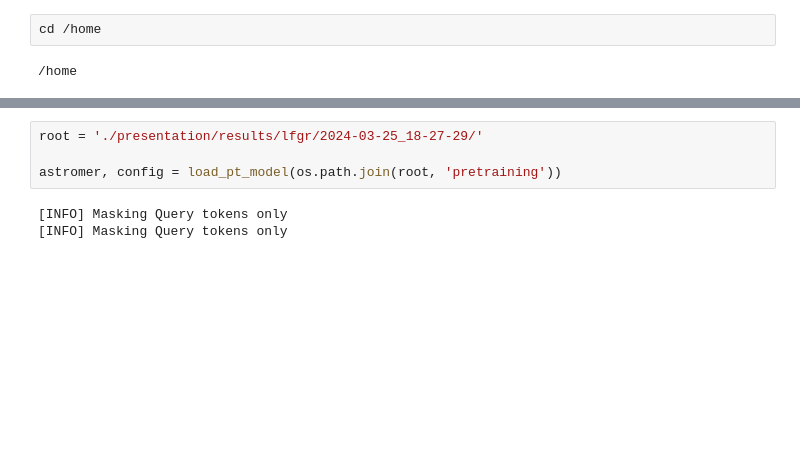
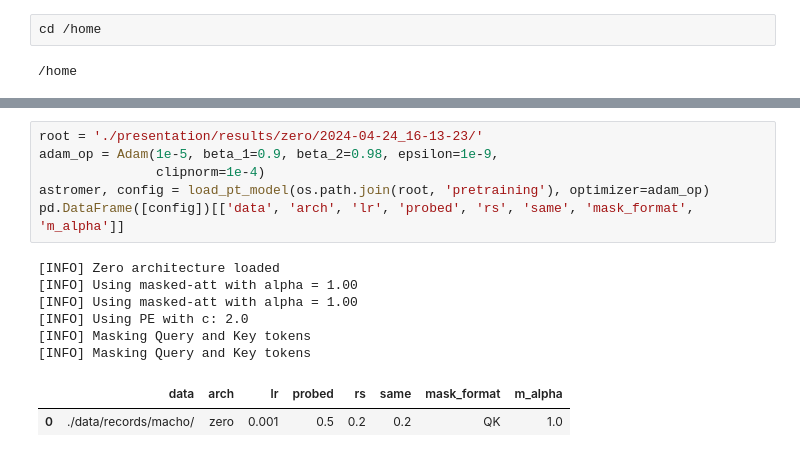
Before and after one commit to cridonoso/astromer, a Jupyter notebook: presentation/pipelines/pipeline_0/Untitled.ipynb, the cells around one changed output, grey strips where cells are left out. Cells and saved outputs as stored; diff of their text form; blank space fills up the shorter version.

```diff
--- a/presentation/pipelines/pipeline_0/Untitled.ipynb
+++ b/presentation/pipelines/pipeline_0/Untitled.ipynb
@@ -27,7 +28,15 @@ To enable them in other operations, rebuild TensorFlow with the appropriate comp
 # %%
-root = './presentation/results/lfgr/2024-03-25_18-27-29/'
-
-astromer, config = load_pt_model(os.path.join(root, 'pretraining'))
+root = './presentation/results/zero/2024-04-24_16-13-23/'
+adam_op = Adam(1e-5, beta_1=0.9, beta_2=0.98, epsilon=1e-9,
+               clipnorm=1e-4)
+astromer, config = load_pt_model(os.path.join(root, 'pretraining'), optimizer=adam_op)
+pd.DataFrame([config])[['data', 'arch', 'lr', 'probed', 'rs', 'same', 'mask_format', 'm_alpha']]
 # %% [output]
-[INFO] Masking Query tokens only
-[INFO] Masking Query tokens only
+[INFO] Zero architecture loaded
+[INFO] Using masked-att with alpha = 1.00
+[INFO] Using masked-att with alpha = 1.00
+[INFO] Using PE with c: 2.0
+[INFO] Masking Query and Key tokens
+[INFO] Masking Query and Key tokens
+|  | data | arch | lr | probed | rs | same | mask_format | m_alpha |
+| 0 | ./data/records/macho/ | zero | 0.001 | 0.5 | 0.2 | 0.2 | QK | 1.0 |
```
Also changed, not shown: parts of 15 cells of this notebook, 10 other files.
